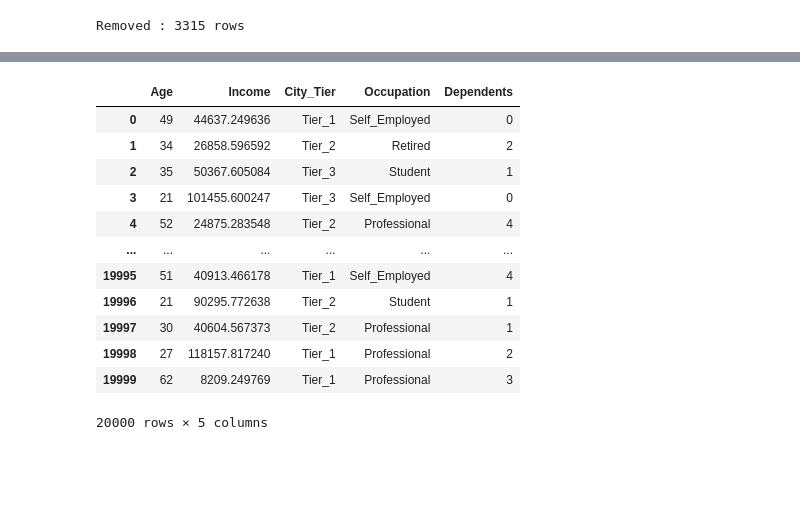
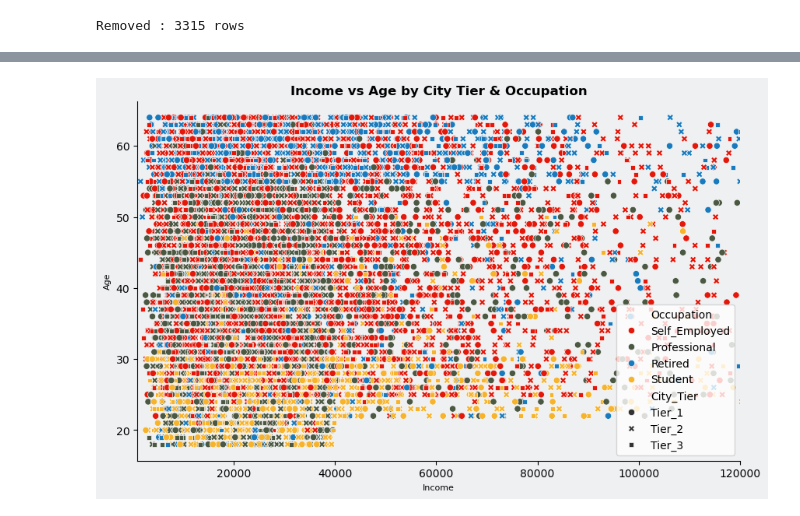
Before and after one commit to KiranJCodes/GithubProjects, a Jupyter notebook: Spening Habits/Spending Habits.ipynb, the cells around one changed output, grey strips where cells are left out. Saved outputs shown, nothing was run; the diff lists cells and outputs as text; code cells hidden in the pictures; blank space fills up the shorter version.

```diff
--- a/Spening Habits/Spending Habits.ipynb
+++ b/Spening Habits/Spending Habits.ipynb
@@ -195,16 +179,23 @@ plt.show()
 # %%
-data
+## Understanding income based on age and city
+fig, ax = plt.subplots(figsize=(10, 6))
+fig.patch.set_facecolor(bgcolor)
+ax.set_facecolor(bgcolor)
+
+sns.scatterplot(data=data,
+                x='Income',
+                y='Age',
+                style='City_Tier',
+                hue='Occupation',
+                palette=customcolors,
+                alpha=1)
+
+sns.despine()
+ax.set_title('Income vs Age by City Tier & Occupation', fontsize=12, fontweight='bold')
+ax.set_xlabel('Income', fontsize=8)
+ax.set_ylabel('Age', fontsize=8)
+#plt.legend(title='City Tier')
+plt.xlim(1000, 120000)
+plt.show()
 # %% [output]
-|  | Age | Income | City_Tier | Occupation | Dependents |
-| 0 | 49 | 44637.249636 | Tier_1 | Self_Employed | 0 |
-| 1 | 34 | 26858.596592 | Tier_2 | Retired | 2 |
-| 2 | 35 | 50367.605084 | Tier_3 | Student | 1 |
-| 3 | 21 | 101455.600247 | Tier_3 | Self_Employed | 0 |
-| 4 | 52 | 24875.283548 | Tier_2 | Professional | 4 |
-| ... | ... | ... | ... | ... | ... |
-| 19995 | 51 | 40913.466178 | Tier_1 | Self_Employed | 4 |
-| 19996 | 21 | 90295.772638 | Tier_2 | Student | 1 |
-| 19997 | 30 | 40604.567373 | Tier_2 | Professional | 1 |
-| 19998 | 27 | 118157.817240 | Tier_1 | Professional | 2 |
-| 19999 | 62 | 8209.249769 | Tier_1 | Professional | 3 |
-20000 rows × 5 columns
+[figure, added]
```
Also changed, not shown: parts of 20 cells of this notebook.
